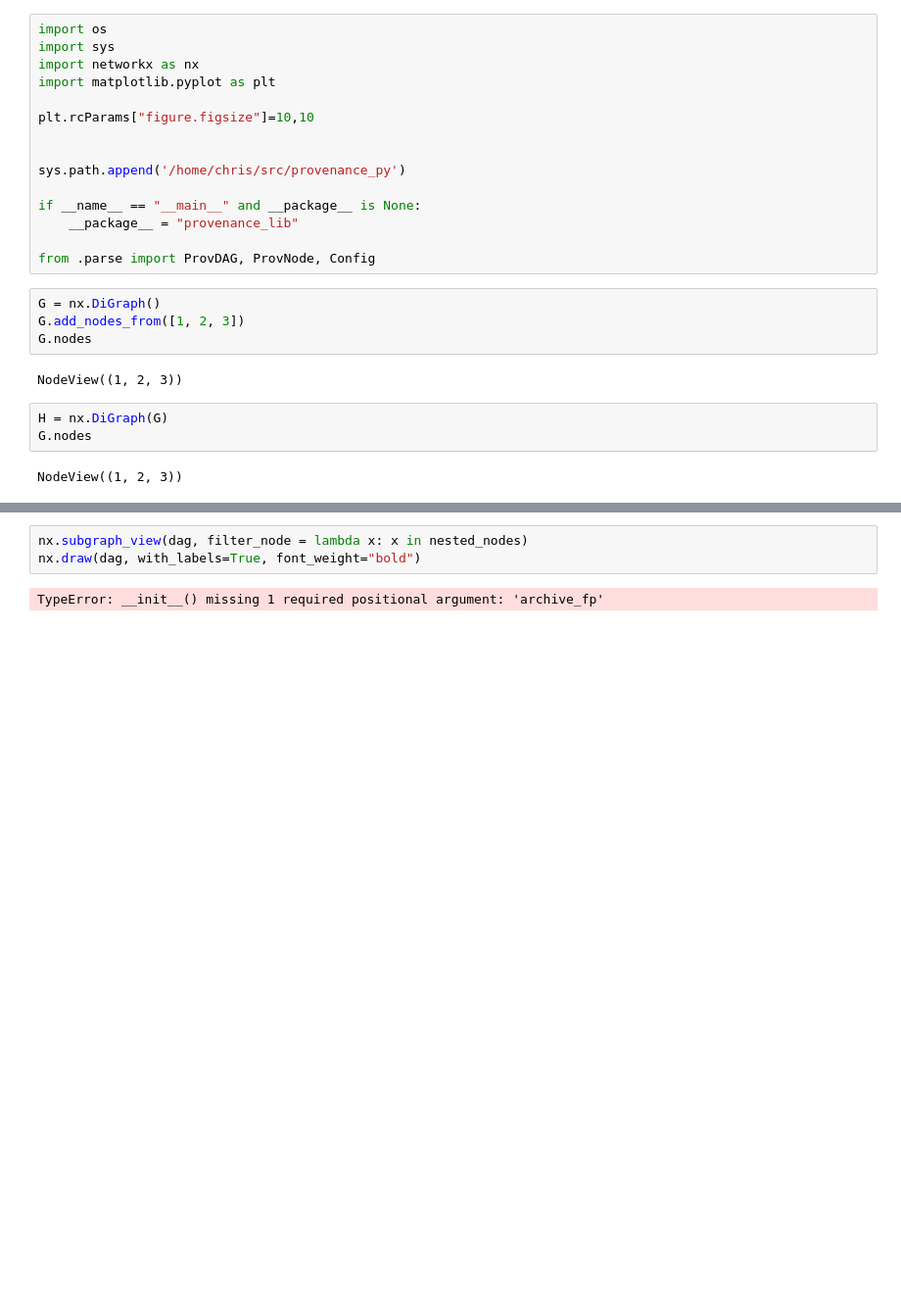
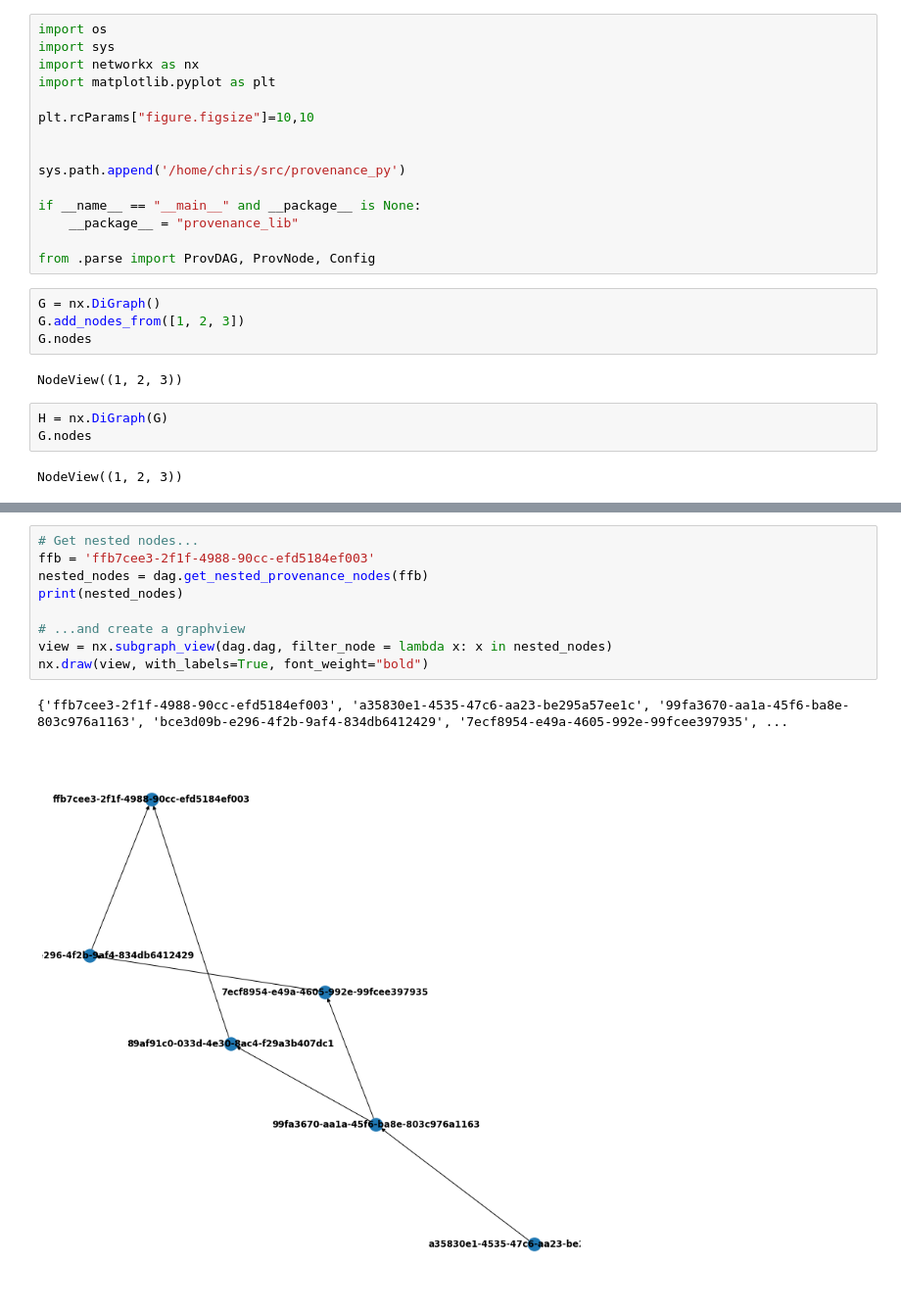
Before and after one commit to qiime2/provenance-lib, a Jupyter notebook: provenance_lib/notebooks/graphviews.ipynb, the cells around one changed output, grey strips where cells are left out. Shown at 98% size. Drawn from its saved outputs; the diff is of its cells as text; blank space fills up the shorter version.

```diff
--- a/provenance_lib/notebooks/graphviews.ipynb
+++ b/provenance_lib/notebooks/graphviews.ipynb
@@ -44,8 +38,15 @@ print(nested_nodes)
 # %%
-nx.subgraph_view(dag, filter_node = lambda x: x in nested_nodes)
-nx.draw(dag, with_labels=True, font_weight="bold")
+# Get nested nodes...
+ffb = 'ffb7cee3-2f1f-4988-90cc-efd5184ef003'
+nested_nodes = dag.get_nested_provenance_nodes(ffb)
+print(nested_nodes)
+
+# ...and create a graphview
+view = nx.subgraph_view(dag.dag, filter_node = lambda x: x in nested_nodes)
+nx.draw(view, with_labels=True, font_weight="bold")
 # %% [output]
-TypeError: __init__() missing 1 required positional argument: 'archive_fp'
+{'ffb7cee3-2f1f-4988-90cc-efd5184ef003', 'a35830e1-4535-47c6-aa23-be295a57ee1c', '99fa3670-aa1a-45f6-ba8e-803c976a1163', 'bce3d09b-e296-4f2b-9af4-834db6412429', '7ecf8954-e49a-4605-992e-99fcee397935', ...
+[figure, added]
 # %%
 # Relabel nodes for readability
 labels = {node: node[:8] for node in dag.nodes}
```
Also changed, not shown: parts of 5 cells of this notebook, 4 other files.
